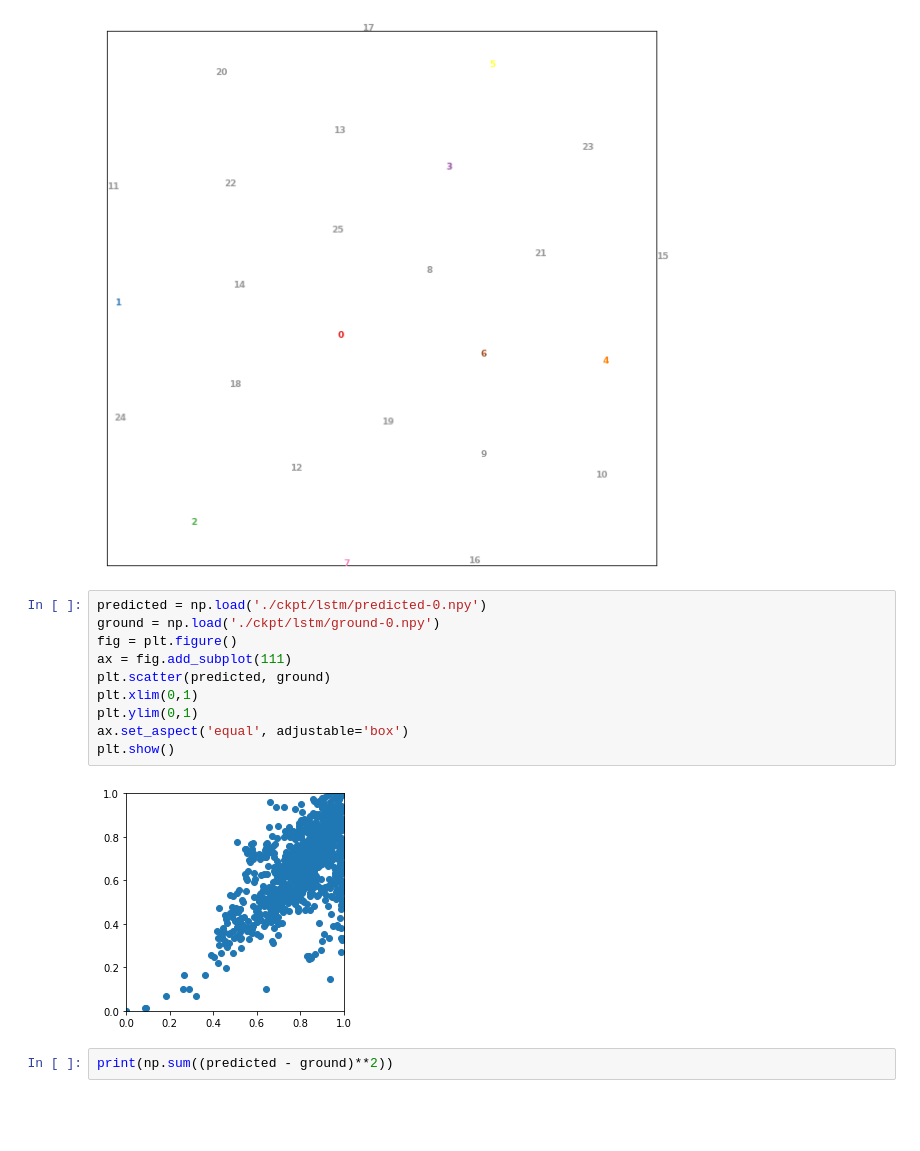
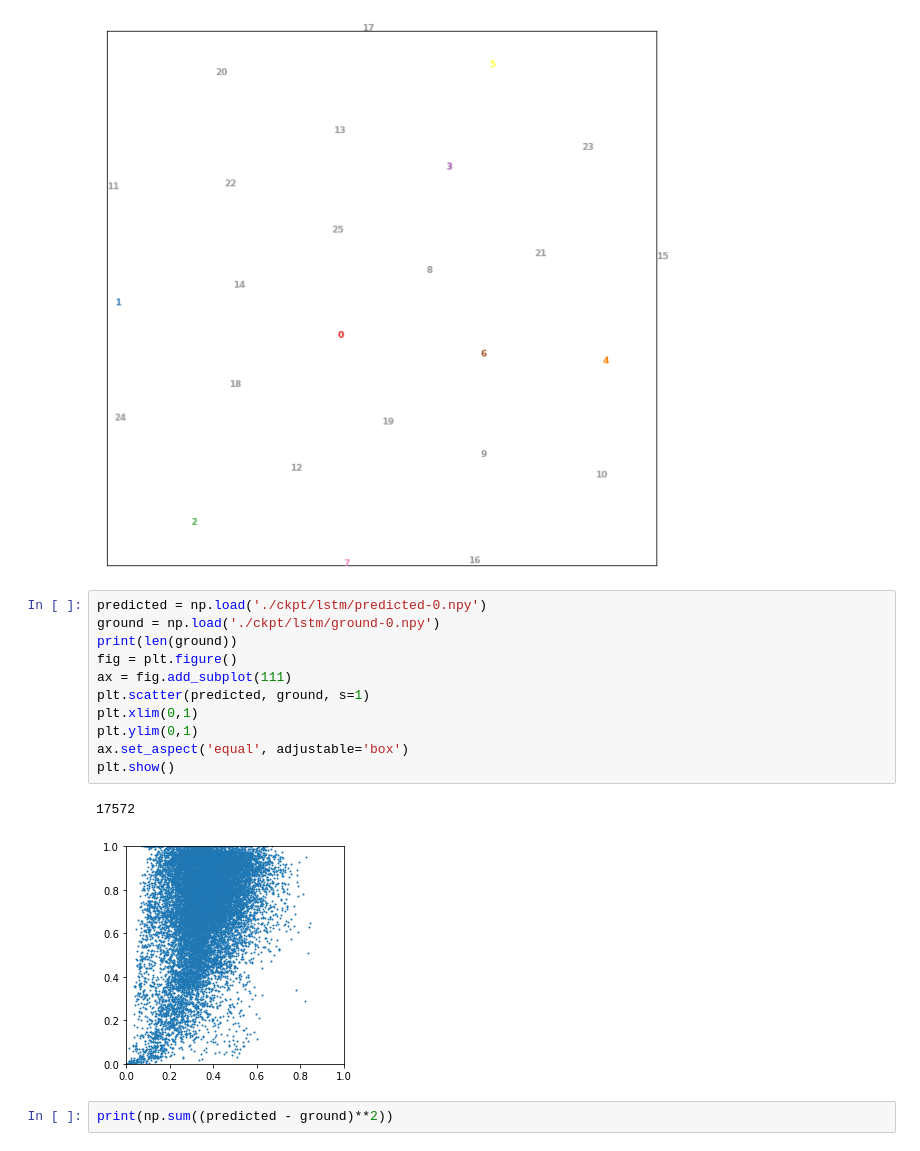
Before and after one commit to JeterHwang/guide-tree, a Jupyter notebook: guideTree-python/visualize.ipynb, the cells around one changed output. Saved outputs shown, nothing was run; the diff lists cells and outputs as text; blank space fills up the shorter version.

```diff
--- a/guideTree-python/visualize.ipynb
+++ b/guideTree-python/visualize.ipynb
@@ -117,15 +117,17 @@ data_visualize(esm_embedded, [i for i in range(len(esm))])
 # %%
 predicted = np.load('./ckpt/lstm/predicted-0.npy')
 ground = np.load('./ckpt/lstm/ground-0.npy')
+print(len(ground))
 fig = plt.figure()
 ax = fig.add_subplot(111)
-plt.scatter(predicted, ground)
+plt.scatter(predicted, ground, s=1)
 plt.xlim(0,1)
 plt.ylim(0,1)
 ax.set_aspect('equal', adjustable='box')
 plt.show()
 # %% [output]
+17572
-[figure, old version]
+[figure, new version]
 # %%
 print(np.sum((predicted - ground)**2))
 # %% [output]
```
Also changed, not shown: parts of 5 cells of this notebook, 7 other files.
